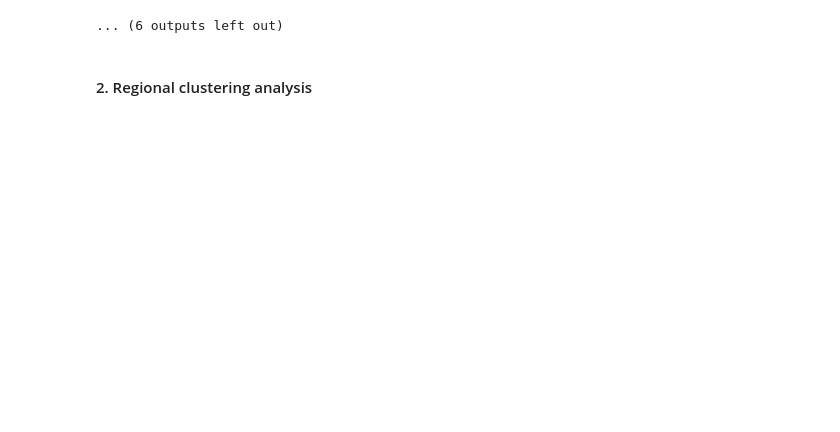
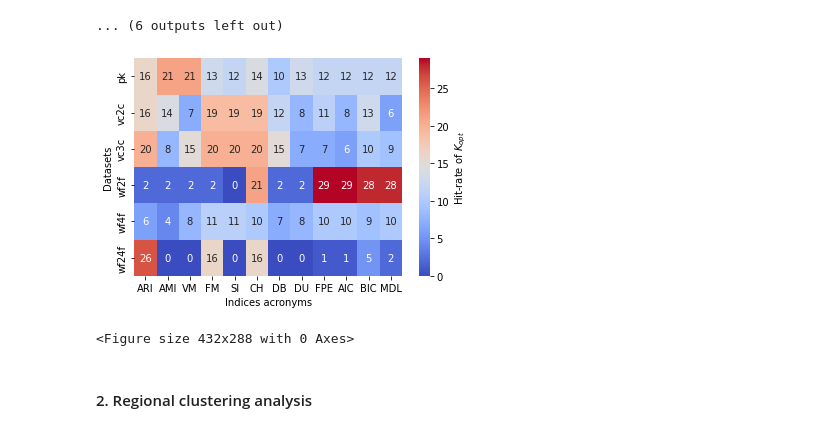
Before and after one commit to renanfonteles/regional-classifiers, a Jupyter notebook: Results-Part2 (Experiment IV).ipynb, the cells around one changed output. Drawn from its saved outputs; the diff is of its cells as text; code cells hidden in the pictures; blank space fills up the shorter version.

Commit message:
[Refactor] Organize results of Part 2: experiments III and IV. Inclusion of tables.

```diff
--- a/Results-Part2 (Experiment IV).ipynb
+++ b/Results-Part2 (Experiment IV).ipynb
@@ -21,15 +21,16 @@ from devcode.simulation import ResultProcessor
 
 from devcode.utils import load_csv_as_pandas
 
-df_results = {
+_dataframes_dict = {
     'global'    : load_csv_as_pandas(path="results/local-results/cbic/temp_glssvm_cbic"),
     'local'     : load_csv_as_pandas(path="results/local-results/cbic/temp_llssvm_cbic/results"),
     'regional'  : load_csv_as_pandas(path="results/regional-results/temp_rlssvm_somfix/results")
 }
 
-datasets = np.unique(df_results['global']['dataset_name'].values).tolist()
+# datasets = np.unique(df_results['global']['dataset_name'].values).tolist()
+ds_names = ['pk', 'vc2c', 'vc3c', 'wf2f', 'wf4f', 'wf24f']
 
 py.init_notebook_mode(connected=True)  # enabling plot within jupyter notebook
 
-datasets
+ds_names
 # %% [output]
@@ -52,6 +53,11 @@ ResultProcessor.process_results_in_multiple_datasets(datasets, df_results, Resul
 [interactive output not drawn]
 [interactive output not drawn]
 ... (6 outputs left out)
+# %%
+ResultProcessor.overall_local_heatmap_cluster_analysis(_dataframes_dict, ds_names)
+# %% [output]
+[figure, added]
+<Figure size 432x288 with 0 Axes>
 # %% [markdown]
 #### 2. Regional clustering analysis
 # %%
```
Also changed, not shown: parts of 4 cells of this notebook, 21 other files.
